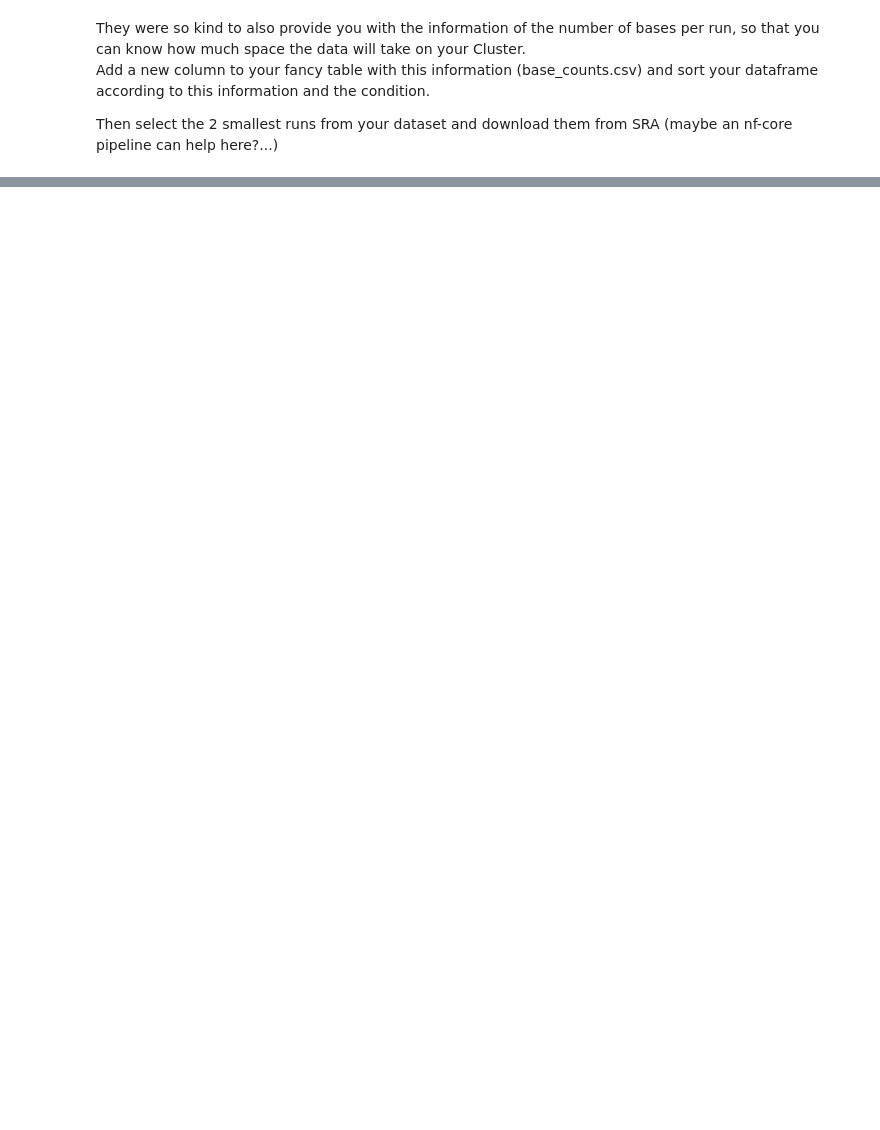
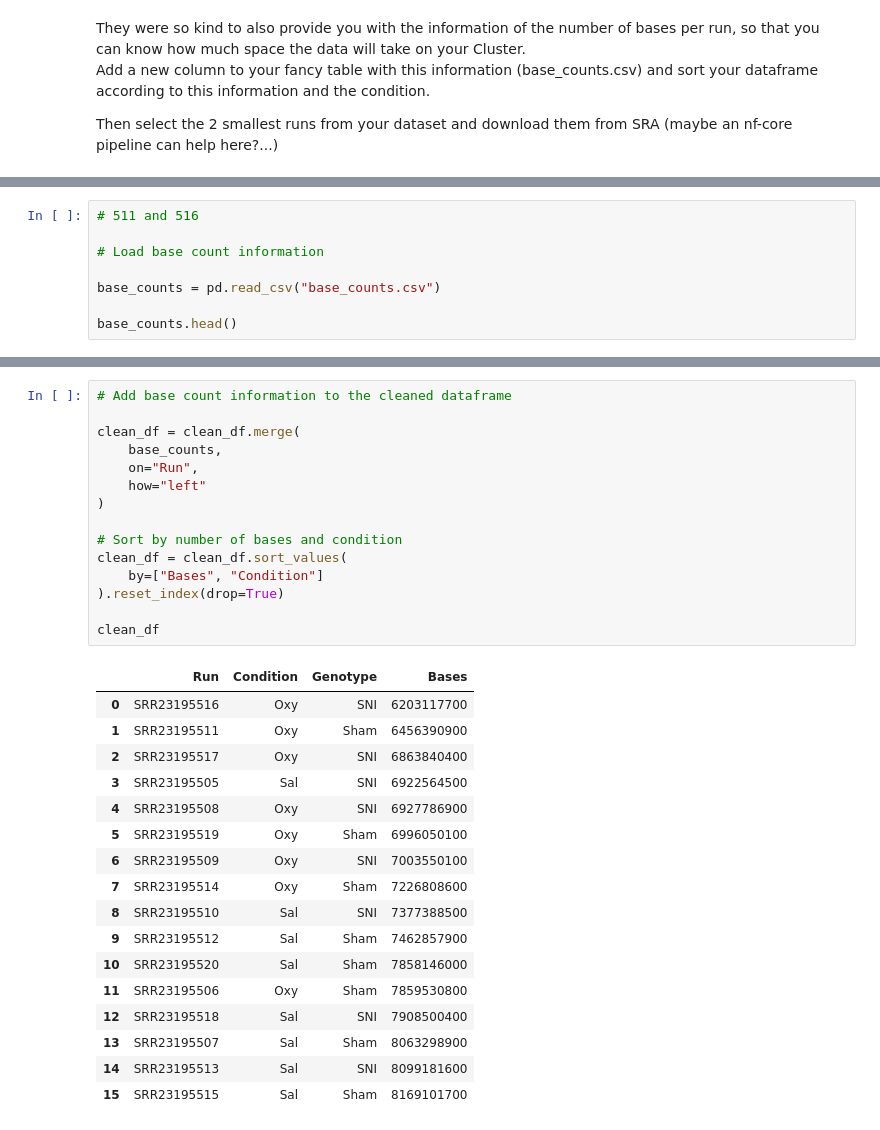
Before and after one commit to AlexaIschebeck/computational-workflows-2026, a Jupyter notebook: day_02/day_02.ipynb, the cells around one changed output, grey strips where cells are left out. Cells and saved outputs as stored; diff of their text form; blank space fills up the shorter version.

```diff
--- a/day_02/day_02.ipynb
+++ b/day_02/day_02.ipynb
@@ -56,0 +193,8 @@ When you are done with this shout, so we can discuss the different ideas.
+# %%
+# 511 and 516
+
+# Load base count information
+
+base_counts = pd.read_csv("base_counts.csv")
+
+base_counts.head()
@@ -56,0 +208,33 @@ When you are done with this shout, so we can discuss the different ideas.
+# %%
+# Add base count information to the cleaned dataframe
+
+clean_df = clean_df.merge(
+    base_counts,
+    on="Run",
+    how="left"
+)
+
+# Sort by number of bases and condition
+clean_df = clean_df.sort_values(
+    by=["Bases", "Condition"]
+).reset_index(drop=True)
+
+clean_df
+# %% [output]
+|  | Run | Condition | Genotype | Bases |
+| 0 | SRR23195516 | Oxy | SNI | 6203117700 |
+| 1 | SRR23195511 | Oxy | Sham | 6456390900 |
+| 2 | SRR23195517 | Oxy | SNI | 6863840400 |
+| 3 | SRR23195505 | Sal | SNI | 6922564500 |
+| 4 | SRR23195508 | Oxy | SNI | 6927786900 |
+| 5 | SRR23195519 | Oxy | Sham | 6996050100 |
+| 6 | SRR23195509 | Oxy | SNI | 7003550100 |
+| 7 | SRR23195514 | Oxy | Sham | 7226808600 |
+| 8 | SRR23195510 | Sal | SNI | 7377388500 |
+| 9 | SRR23195512 | Sal | Sham | 7462857900 |
+| 10 | SRR23195520 | Sal | Sham | 7858146000 |
+| 11 | SRR23195506 | Oxy | Sham | 7859530800 |
+| 12 | SRR23195518 | Sal | SNI | 7908500400 |
+| 13 | SRR23195507 | Sal | Sham | 8063298900 |
+| 14 | SRR23195513 | Sal | SNI | 8099181600 |
+| 15 | SRR23195515 | Sal | Sham | 8169101700 |
```
Also changed, not shown: parts of 10 cells of this notebook, 7 other files.
